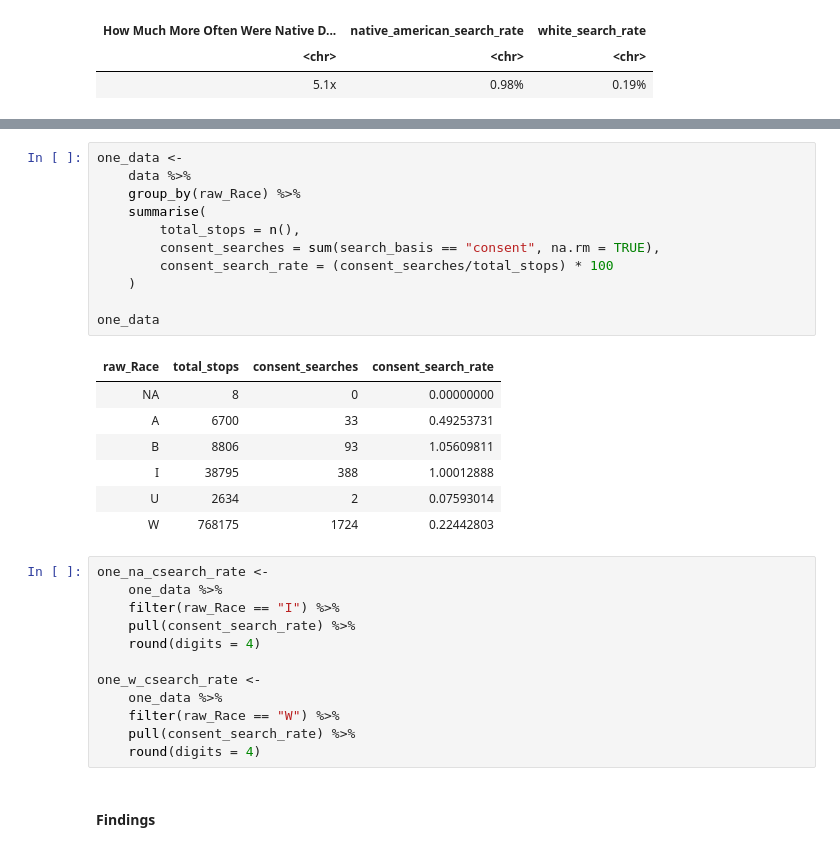
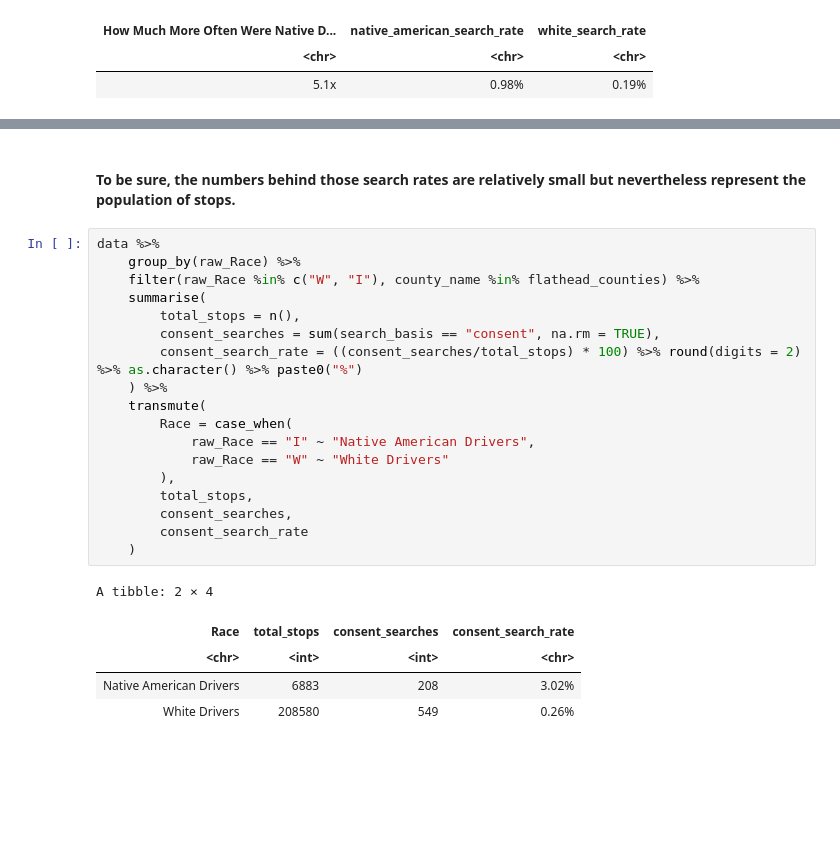
Before and after one commit to mattkiefer/biglocalpolicing, a Jupyter notebook: white_paper.ipynb, the cells around one changed output, grey strips where cells are left out. Drawn from its saved outputs; the diff is of its cells as text; blank space fills up the shorter version.

```diff
--- a/white_paper.ipynb
+++ b/white_paper.ipynb
@@ -294,33 +271,26 @@ CHECKING:
+# %% [markdown]
+#### To be sure, the numbers behind those search rates are relatively small but nevertheless represent the population of stops.
 # %%
-one_data <-
-    data %>%
+data %>%
     group_by(raw_Race) %>%
+    filter(raw_Race %in% c("W", "I"), county_name %in% flathead_counties) %>%
     summarise(
         total_stops = n(),
         consent_searches = sum(search_basis == "consent", na.rm = TRUE),
-        consent_search_rate = (consent_searches/total_stops) * 100
+        consent_search_rate = ((consent_searches/total_stops) * 100) %>% round(digits = 2) %>% as.character() %>% paste0("%")
+    ) %>%
+    transmute(
+        Race = case_when(
+            raw_Race == "I" ~ "Native American Drivers",
+            raw_Race == "W" ~ "White Drivers"
+        ),
+        total_stops,
+        consent_searches,
+        consent_search_rate
     )
-
-one_data
 # %% [output]
+A tibble: 2 × 4
-| raw_Race | total_stops | consent_searches | consent_search_rate |
-| NA | 8 | 0 | 0.00000000 |
-| A | 6700 | 33 | 0.49253731 |
-| B | 8806 | 93 | 1.05609811 |
-| I | 38795 | 388 | 1.00012888 |
-| U | 2634 | 2 | 0.07593014 |
-| W | 768175 | 1724 | 0.22442803 |
+| Race | total_stops | consent_searches | consent_search_rate |
+| <chr> | <int> | <int> | <chr> |
+| Native American Drivers | 6883 | 208 | 3.02% |
+| White Drivers | 208580 | 549 | 0.26% |
-# %%
-one_na_csearch_rate <-
-    one_data %>%
-    filter(raw_Race == "I") %>%
-    pull(consent_search_rate) %>%
-    round(digits = 4)
-
-one_w_csearch_rate <-
-    one_data %>%
-    filter(raw_Race == "W") %>%
-    pull(consent_search_rate) %>%
-    round(digits = 4)
-# %% [markdown]
-#### Findings
```
Also changed, not shown: parts of 36 cells of this notebook.
